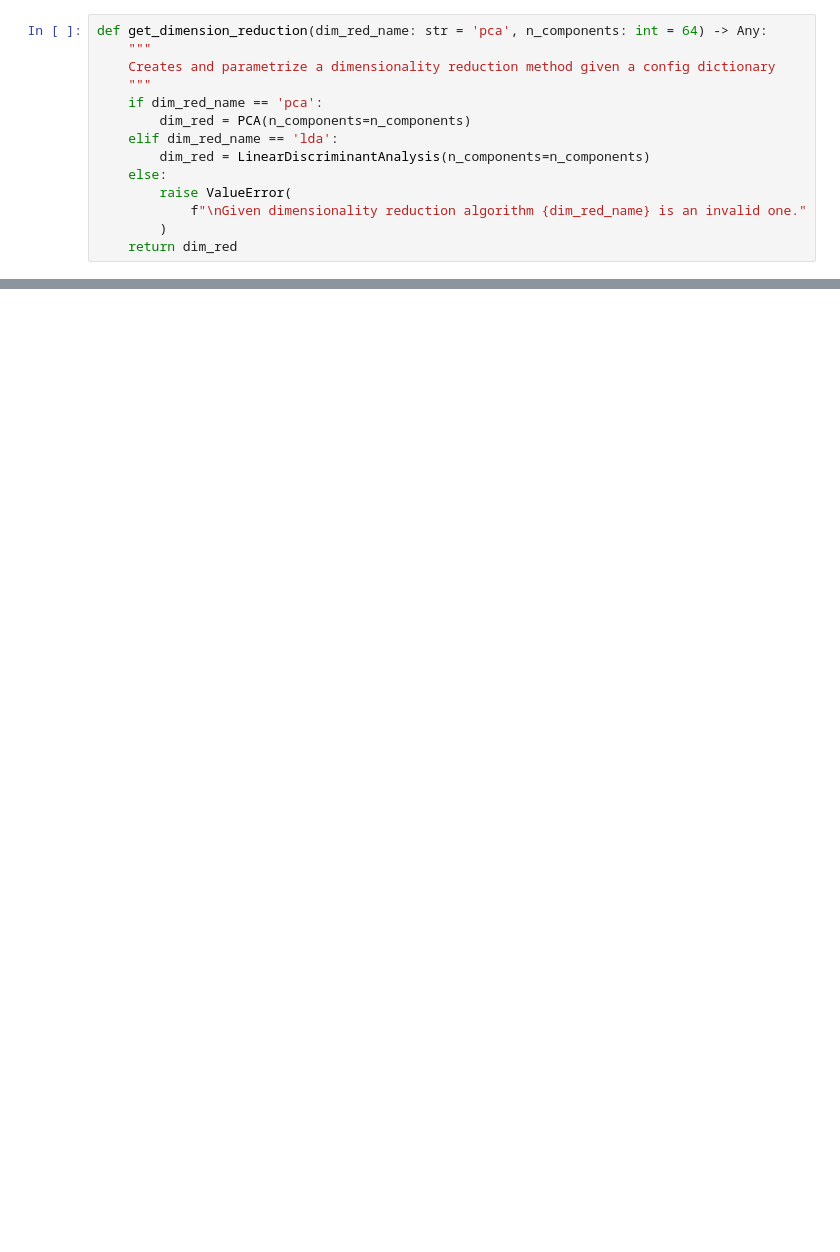
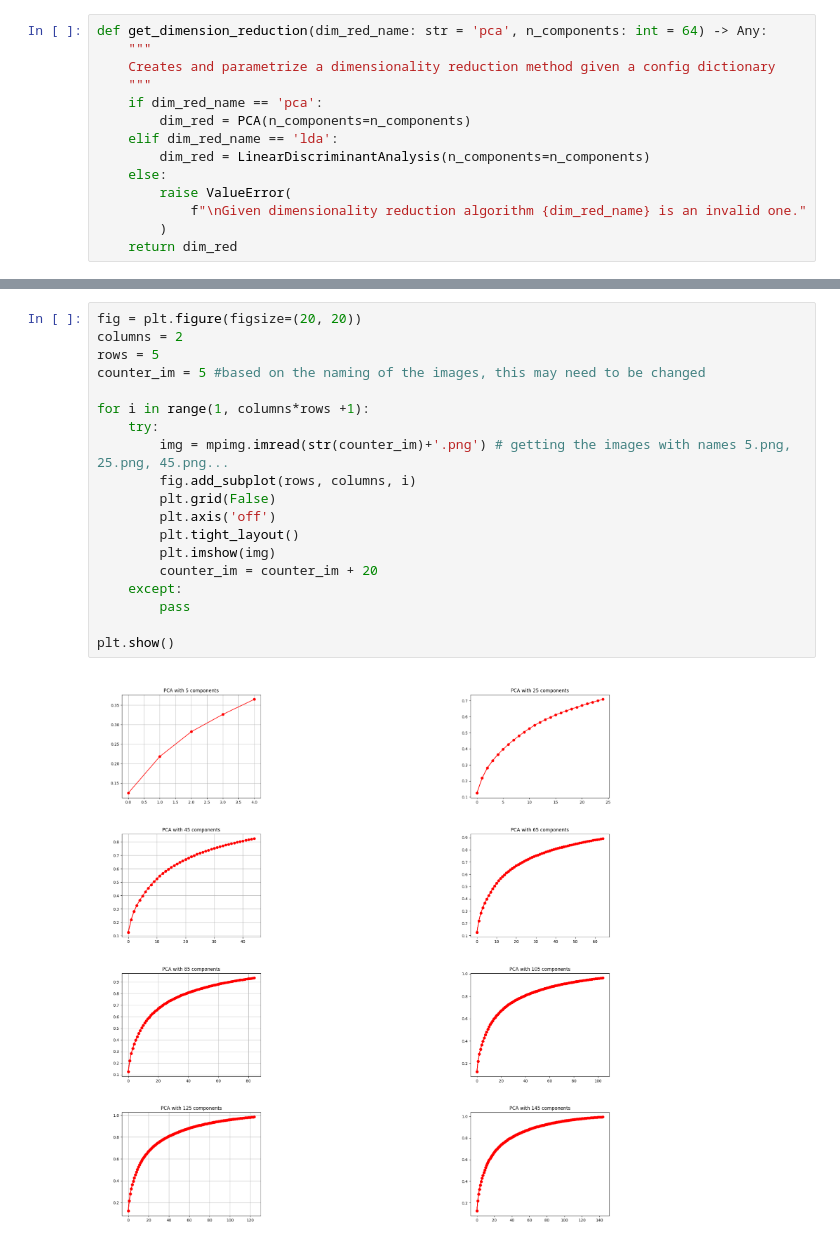
Before and after one commit to alex21th/MCV-M3-Project, a Jupyter notebook: BagofVisualWords.ipynb, the cells around one changed output, grey strips where cells are left out. Saved outputs shown, nothing was run; the diff lists cells and outputs as text; blank space fills up the shorter version.

```diff
--- a/BagofVisualWords.ipynb
+++ b/BagofVisualWords.ipynb
@@ -586,0 +714,21 @@ Created in <span style='font-weight:600;margin-left:4px;'>Deepnote</span></a>
+# %%
+fig = plt.figure(figsize=(20, 20))
+columns = 2
+rows = 5
+counter_im = 5 #based on the naming of the images, this may need to be changed
+
+for i in range(1, columns*rows +1):
+    try:
+        img = mpimg.imread(str(counter_im)+'.png') # getting the images with names 5.png, 25.png, 45.png...
+        fig.add_subplot(rows, columns, i)
+        plt.grid(False)
+        plt.axis('off')
+        plt.tight_layout()
+        plt.imshow(img)
+        counter_im = counter_im + 20
+    except:
+        pass
+
+plt.show()
+# %% [output]
+[figure, added]
```
Also changed, not shown: parts of 60 cells of this notebook, 13 other files.
